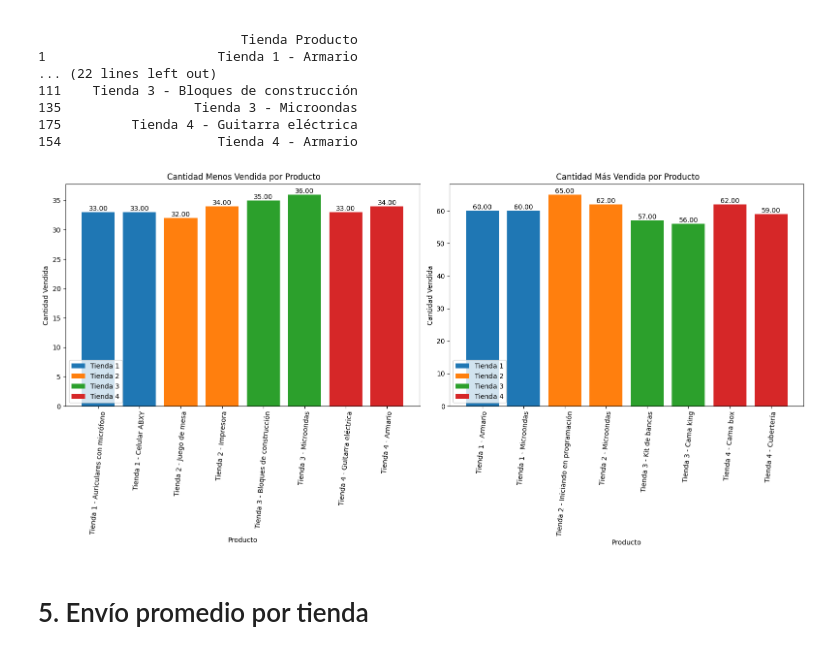
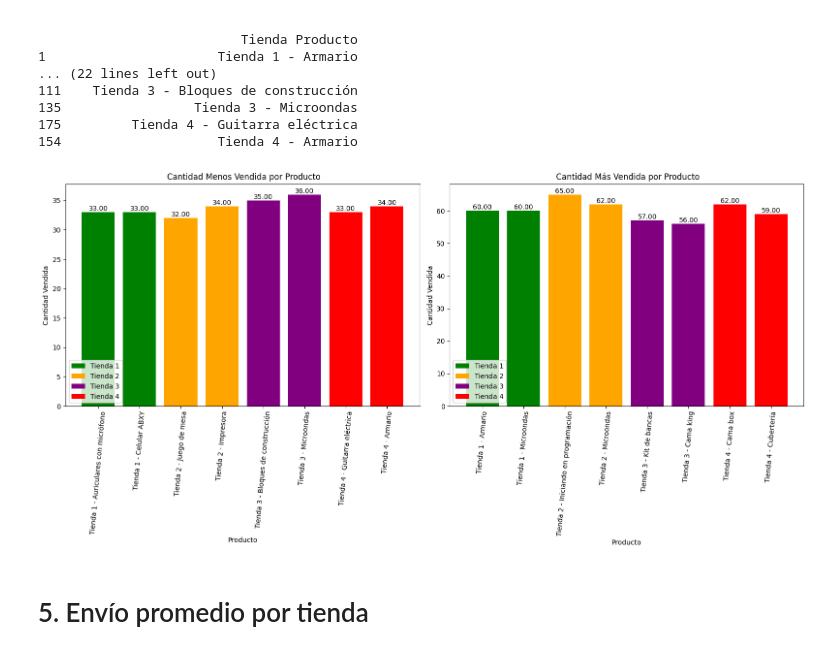
Before and after one commit to Tecindes/Challenge_Alura_Data_Science, a Jupyter notebook: AluraStoreLatam.ipynb, the cells around one changed output. Saved outputs shown, nothing was run; the diff lists cells and outputs as text; code cells hidden in the pictures.

```diff
--- a/AluraStoreLatam.ipynb
+++ b/AluraStoreLatam.ipynb
@@ -78,7 +99,6 @@ totalCantidadProductosCategoria = tiendas.groupby(['Tienda', 'Categoría del Pro
 totalCantidadProductosCategoria = totalCantidadProductosCategoria.rename(columns={'Producto': 'Cantidad Vendida'})
 primerosCategoriaTienda = totalCantidadProductosCategoria.groupby('Tienda').head(4).sort_values(by=['Tienda'], ascending=True)
 primerosCategoriaTienda['Tienda Categoría'] = primerosCategoriaTienda['Tienda']+ ' - ' +primerosCategoriaTienda['Categoría del Producto']
-primerosCategoriaTienda['Tienda Categoría'] = primerosCategoriaTienda['Tienda Categoría'].str.replace('Tienda ', '')
 primerosCategoriaTienda
 # %% [output]
 |  | Tienda | Categoría del Producto | Cantidad Vendida | Tienda Categoría |
@@ -160,20 +164,0 @@ plt.show()
-# %%
-# prompt: con el dataframe primerosCategoriaTienda genera un grafico de lineas
-
-import matplotlib.pyplot as plt
-
-# Assuming 'primerosCategoriaTienda' DataFrame is already created as in your provided code.
-
-plt.figure(figsize=(10, 6))
-
-for tienda in primerosCategoriaTienda['Tienda'].unique():
-    tienda_data = primerosCategoriaTienda[primerosCategoriaTienda['Tienda'] == tienda]
-    plt.plot(tienda_data['Tienda Categoría'], tienda_data['Cantidad Vendida'], marker='o', label=tienda)
-
-plt.xlabel('Categoría del Producto')
-plt.ylabel('Cantidad Vendida')
-plt.title('Cantidad de Productos Vendidos por Categoría y Tienda')
-plt.xticks(rotation=45, ha='right')
-plt.legend()
-plt.tight_layout()
-plt.show()
@@ -185,7 +168,7 @@ plt.show()
 # Cantidad de productos vendidos por categoría y tienda
 calificacionPromedioClientesTienda = tiendas.groupby(['Tienda'])['Calificación'].mean().reset_index().sort_values(by=['Tienda'], ascending=True)
 calificacionPromedioClientesTienda = calificacionPromedioClientesTienda.rename(columns={'Calificación': 'Valoración Media'})
-calificacionPromedioClientesTienda = calificacionPromedioClientesTienda.sort_values(by=['Valoración Media'], ascending=False)
+calificacionPromedioClientesTienda = calificacionPromedioClientesTienda.sort_values(by=['Tienda'], ascending=True)
 calificacionPromedioClientesTienda
 # %% [output]
 |  | Tienda | Valoración Media |
@@ -196,8 +179,8 @@ calificacionPromedioClientesTienda
 # %%
 # prompt: crear grafico de barras con pandas
 plt.figure(figsize=(6, 6))
-colors = ['skyblue', 'skyblue', 'skyblue', 'red']
-bars=plt.bar(calificacionPromedioClientesTienda['Tienda'], (calificacionPromedioClientesTienda['Valoración Media']), color=colors)
+colors = ['green', 'orange', 'purple','red']
+bars=plt.bar(calificacionPromedioClientesTienda['Tienda'], (calificacionPromedioClientesTienda['Valoración Media']), color=colors,label=calificacionPromedioClientesTienda['Tienda'])
 
 for bar in bars:
     yval = bar.get_height()
@@ -206,5 +189,6 @@ for bar in bars:
 plt.xlabel('Tienda')
 plt.ylabel('Calificación Promedio')
 plt.title('Calificación Promedio por Tienda')
+plt.legend(title='Tiendas', bbox_to_anchor=(1.05, 1), loc='upper left',fontsize=14)
 plt.show()
 # %% [output]
@@ -248,37 +232,42 @@ print(productosMenosVendidosTienda)
 # %%
 # prompt: crear grafico de barras
 fig, axes = plt.subplots(1, 2, figsize=(16, 8))
-#plt.figure(figsize=(8, 8))
-colors = ['skyblue', 'skyblue', 'skyblue', 'red']
+colors = ['green', 'orange', 'purple','red']
 
+controlPosicion=-1
 for tienda in productosMenosVendidosTienda['Tienda'].unique():
+    controlPosicion=controlPosicion+1
+    colors=definirColor(controlPosicion)
     tienda_data = productosMenosVendidosTienda[productosMenosVendidosTienda['Tienda'] == tienda]
-    bars = axes[0].bar(tienda_data['Tienda Producto'], tienda_data['Cantidad Vendida'], label=tienda)
+    bars = axes[0].bar(tienda_data['Tienda Producto'], tienda_data['Cantidad Vendida'],color=colors,label=tienda)
     for bar in bars:
       yval = bar.get_height()
       axes[0].text(bar.get_x() + bar.get_width()/2, yval, f"{yval:,.2f}", va='bottom', ha='center')
 axes[0].set_xlabel('Producto')
 axes[0].set_ylabel('Cantidad Vendida')
 axes[0].set_title(' Cantidad Menos Vendida por Producto')
 axes[0].tick_params(axis='x', rotation=85)
 axes[0].legend()._legend_box.align = "center"
 
+controlPosicion=-1
 for tienda in productosMasVendidosTienda['Tienda'].unique():
+    controlPosicion=controlPosicion+1
+    colors=definirColor(controlPosicion)
     tienda_data = productosMasVendidosTienda[productosMasVendidosTienda['Tienda'] == tienda]
-    bars1 = axes[1].bar(tienda_data['Tienda Producto'], tienda_data['Cantidad Vendida'], label=tienda)
+    bars1 = axes[1].bar(tienda_data['Tienda Producto'], tienda_data['Cantidad Vendida'],color=colors, label=tienda)
     for bar in bars1:
       yval = bar.get_height()
       axes[1].text(bar.get_x() + bar.get_width()/2, yval, f"{yval:,.2f}", va='bottom', ha='center')
 
 axes[1].set_xlabel('Producto')
 axes[1].set_ylabel('Cantidad Vendida')
 axes[1].set_title(' Cantidad Más Vendida por Producto')
 axes[1].tick_params(axis='x', rotation=85)
 axes[1].legend()._legend_box.align = "center"
 plt.tight_layout()
 plt.show()
 # %% [output]
-[figure, old version]
+[figure, new version]
 # %% [markdown]
 # 5. Envío promedio por tienda
 # %%
```
Also changed, not shown: parts of 19 cells of this notebook.
